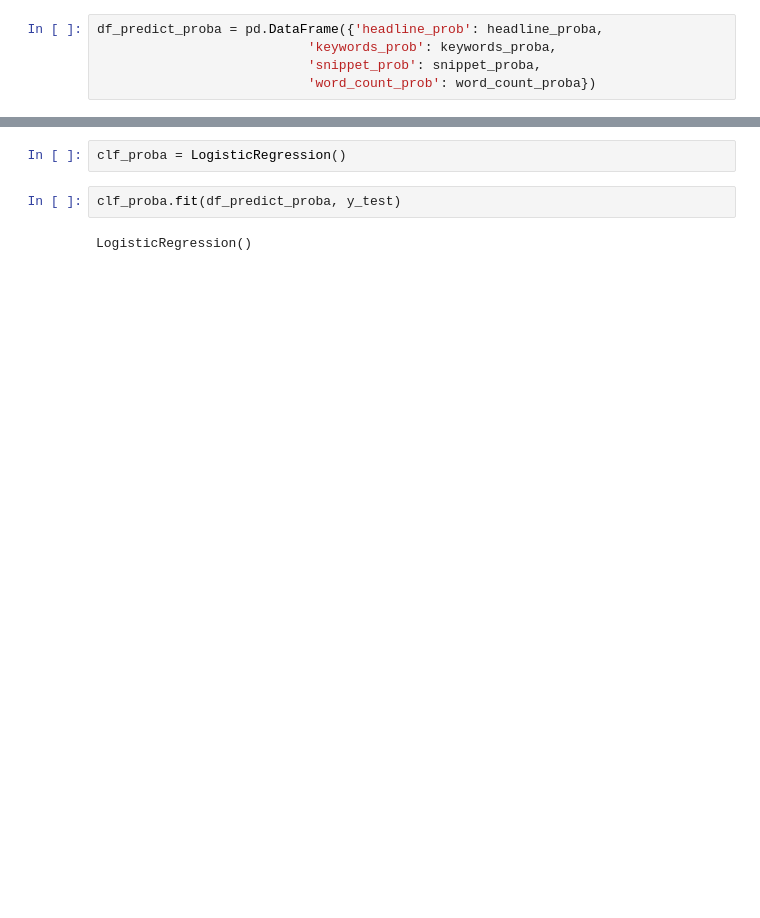
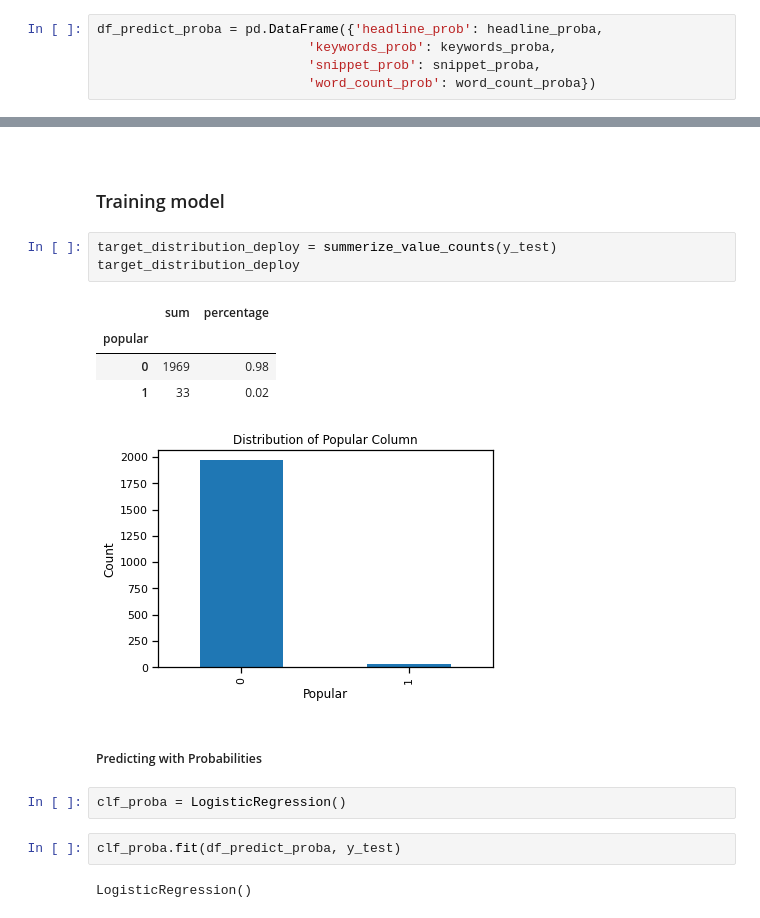
Before and after one commit to zach-hanly/nyt_predicting_shared_articles, a Jupyter notebook: modeling.ipynb, the cells around one changed output, grey strips where cells are left out. Drawn from its saved outputs; the diff is of its cells as text; blank space fills up the shorter version.

```diff
--- a/modeling.ipynb
+++ b/modeling.ipynb
@@ -558,3 +566,20 @@ Name: popular, dtype: float64
+# %% [markdown]
+<br>
+
+### Training model
+# %%
+target_distribution_deploy = summerize_value_counts(y_test)
+target_distribution_deploy
+# %% [output]
+|  | sum | percentage |
+| popular |  |  |
+| 0 | 1969 | 0.98 |
+| 1 | 33 | 0.02 |
+[figure, added]
+# %% [markdown]
+
+
+##### Predicting with Probabilities
 # %%
 clf_proba = LogisticRegression()
 # %%
```
Also changed, not shown: parts of 59 cells of this notebook, 3 other files.
